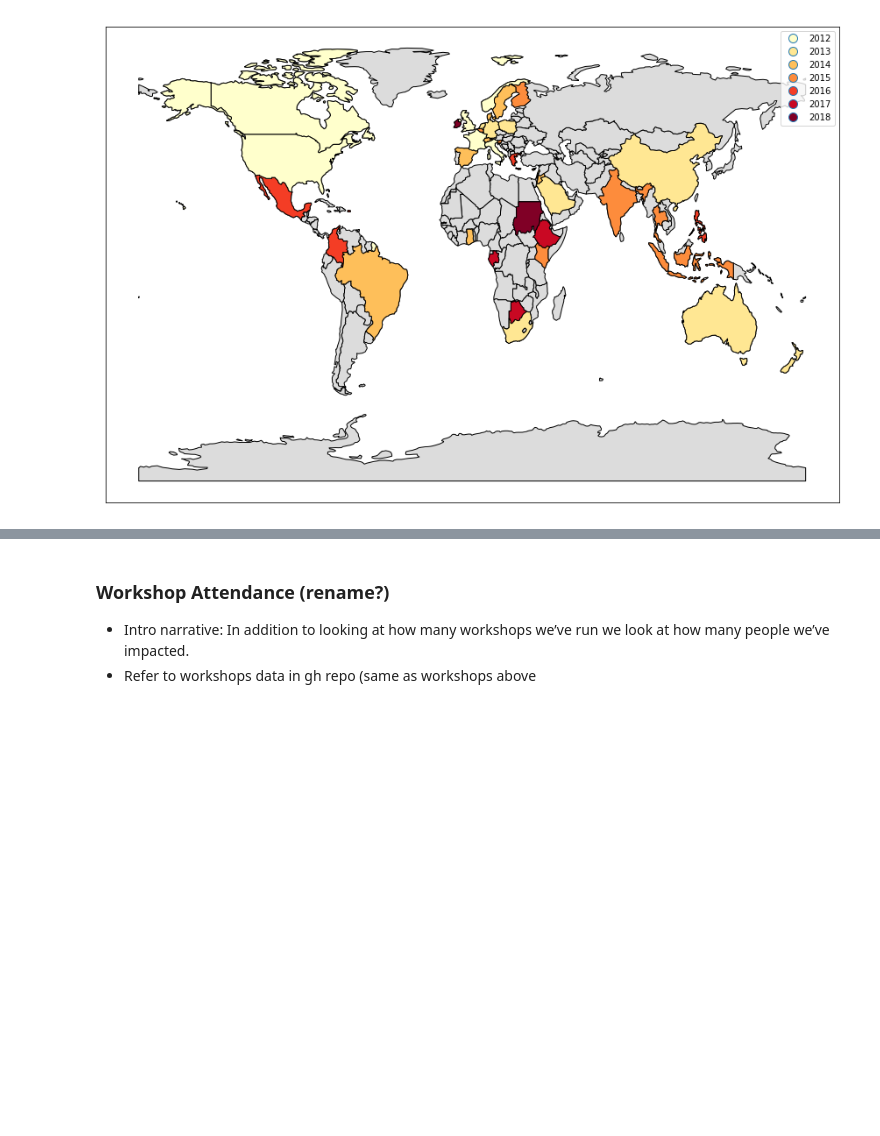
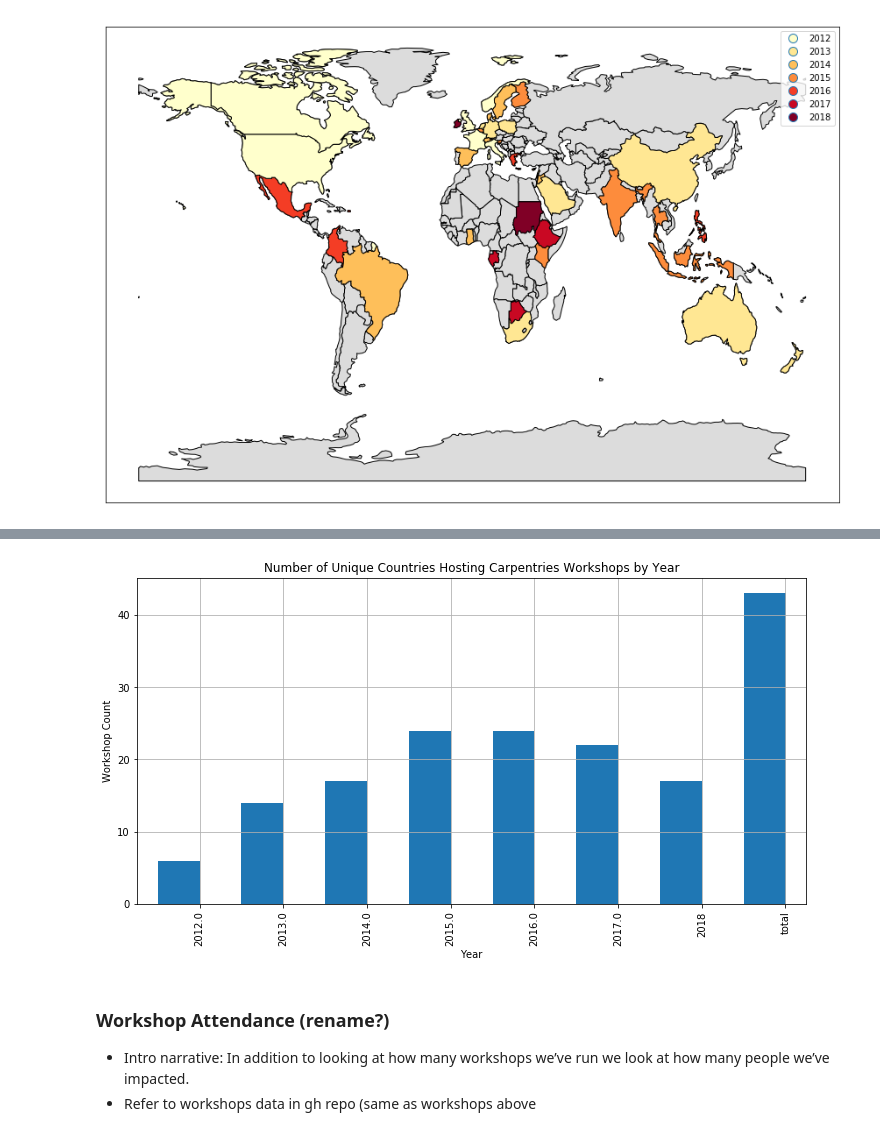
Before and after one commit to carpentries/assessment, a Jupyter notebook: programmatic-assessment/workshops/final_report_outline.ipynb, the cells around one changed output, grey strips where cells are left out. Saved outputs shown, nothing was run; the diff lists cells and outputs as text; code cells hidden in the pictures; blank space fills up the shorter version.

Commit message:
update unique countries chart

```diff
--- a/programmatic-assessment/workshops/final_report_outline.ipynb
+++ b/programmatic-assessment/workshops/final_report_outline.ipynb
@@ -387,0 +359,15 @@ total
+# %%
+unique_countries_by_year = pd.DataFrame(columns=['year', 'count', 'countries'])
+
+# There is probably a more efficient way to do this
+for i in workshops_by_country_year.columns.tolist():
+#     print(i)
+    countries_that_year = workshops_by_country_year.index[workshops_by_country_year[i] >=1].tolist()
+    country_count_by_year = len(countries_that_year)
+    cty = ", ".join(countries_that_year)
+#     print(cty)
+    unique_countries_by_year = unique_countries_by_year.append({'year':i, 'count':country_count_by_year, 'countries':cty}, ignore_index=True)
+
+unique_countries_by_year.replace('2018Q1', 2018, inplace=True)
+unique_countries_by_year['count'] = unique_countries_by_year['count'].astype(int)
+# unique_countries_by_year
@@ -388,3 +382,20 @@ total
+# %%
+fig = plt.figure(figsize=(12, 6)) # Create matplotlib figure
+
+ax = fig.add_subplot(111) # Create matplotlib axes
+width = .5
+title = "Number of Unique Countries Hosting Carpentries Workshops by Year"
+
+unique_countries_by_year.plot(y = ['count'], x="year", kind='bar', ax=ax, width=width, position=1, title=title, legend=False)
+
+ax.grid(True)
+
+ax.set_xlabel("Year")
+ax.set_ylabel("Workshop Count")
+
+plt.show()
+# %% [output]
+[figure, added]
 # %% [markdown]
 ### Workshop Attendance (rename?)
 
```
Also changed, not shown: parts of 9 cells of this notebook.
